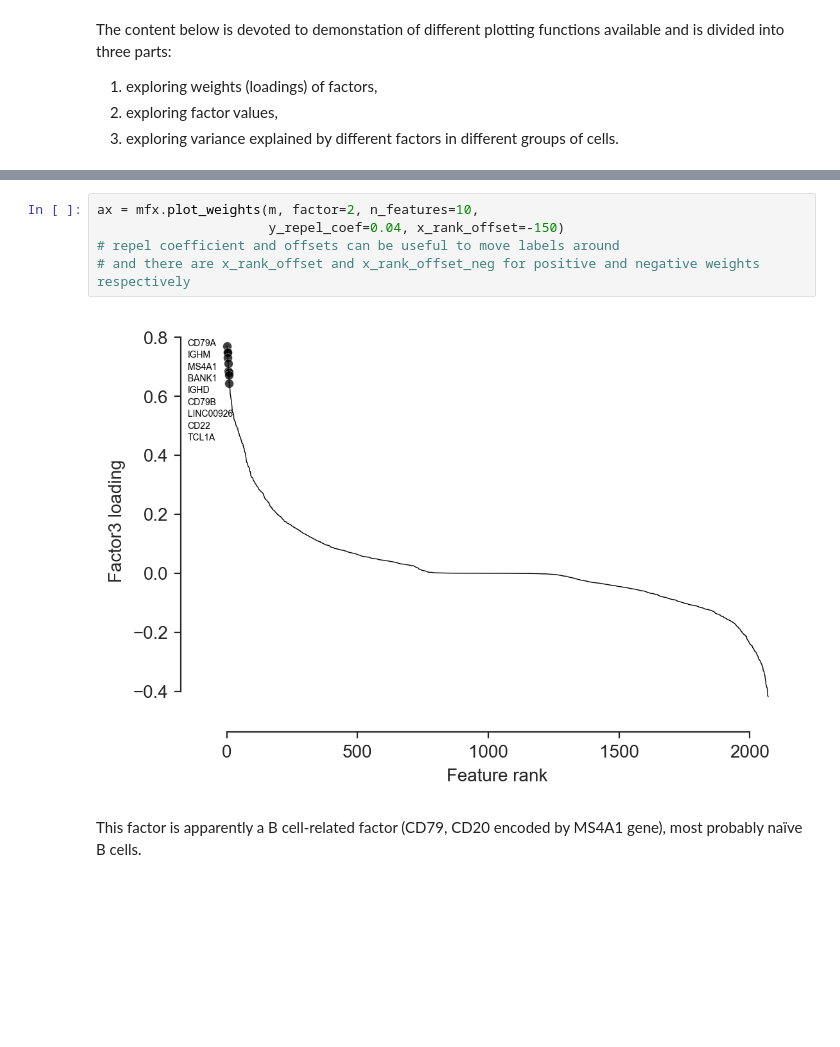
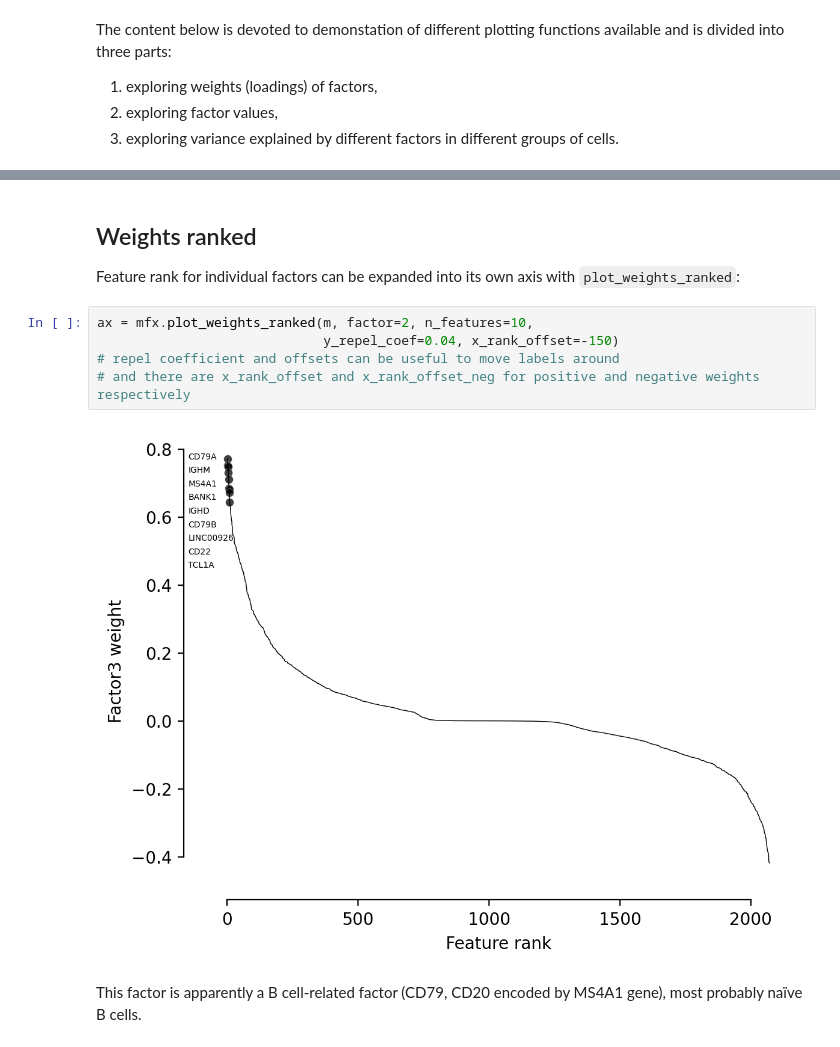
Before and after one commit to bioFAM/mofax, a Jupyter notebook: notebooks/getting_started_pbmc10k.ipynb, the cells around one changed output, grey strips where cells are left out. Saved outputs shown, nothing was run; the diff lists cells and outputs as text; blank space fills up the shorter version.

```diff
--- a/notebooks/getting_started_pbmc10k.ipynb
+++ b/notebooks/getting_started_pbmc10k.ipynb
@@ -115,10 +114,14 @@ A visualization of factor weights familiar to MOFA and MOFA+ users is implemente
+# %% [markdown]
+## Weights ranked
+
+Feature rank for individual factors can be expanded into its own axis with `plot_weights_ranked`:
 # %%
-ax = mfx.plot_weights(m, factor=2, n_features=10,
-                      y_repel_coef=0.04, x_rank_offset=-150)
+ax = mfx.plot_weights_ranked(m, factor=2, n_features=10,
+                             y_repel_coef=0.04, x_rank_offset=-150)
 # repel coefficient and offsets can be useful to move labels around
 # and there are x_rank_offset and x_rank_offset_neg for positive and negative weights respectively
 # %% [output]
-[figure, old version]
+[figure, new version]
 # %% [markdown]
 This factor is apparently a B cell-related factor (CD79, CD20 encoded by MS4A1 gene), most probably naïve B cells.
 # %% [markdown]
```
Also changed, not shown: parts of 41 cells of this notebook.
